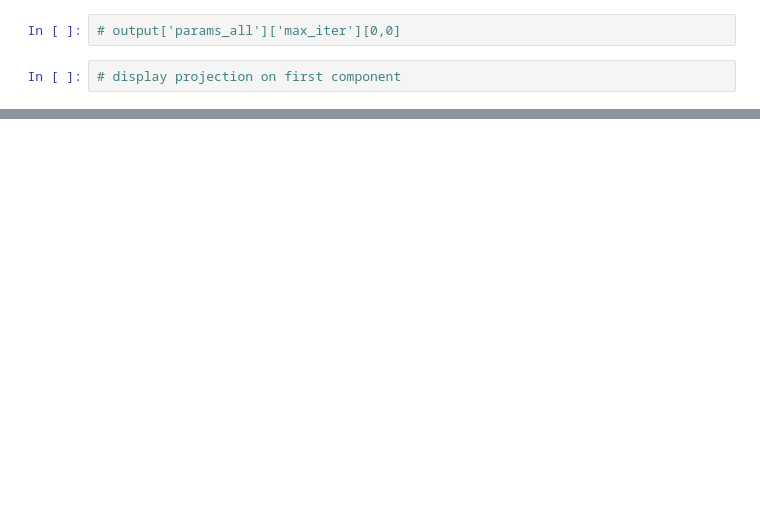
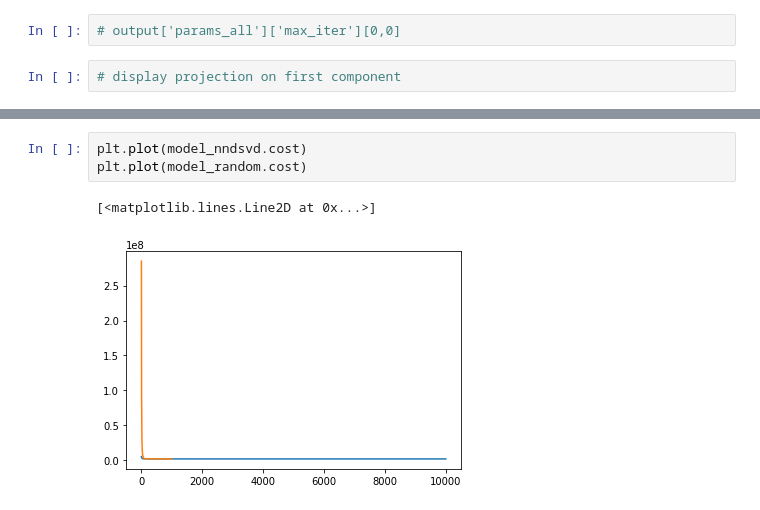
Before and after one commit to valentina-s/time-series-nmf, a Jupyter notebook: notebooks/run_smoothNMF.ipynb, the cells around one changed output, grey strips where cells are left out. Drawn from its saved outputs; the diff is of its cells as text; blank space fills up the shorter version.

```diff
--- a/notebooks/run_smoothNMF.ipynb
+++ b/notebooks/run_smoothNMF.ipynb
@@ -155,0 +194,6 @@ plt.plot(model.cost)
+# %%
+plt.plot(model_nndsvd.cost)
+plt.plot(model_random.cost)
+# %% [output]
+[<matplotlib.lines.Line2D at 0x...>]
+[figure, added]
```
Also changed, not shown: parts of 17 cells of this notebook.
